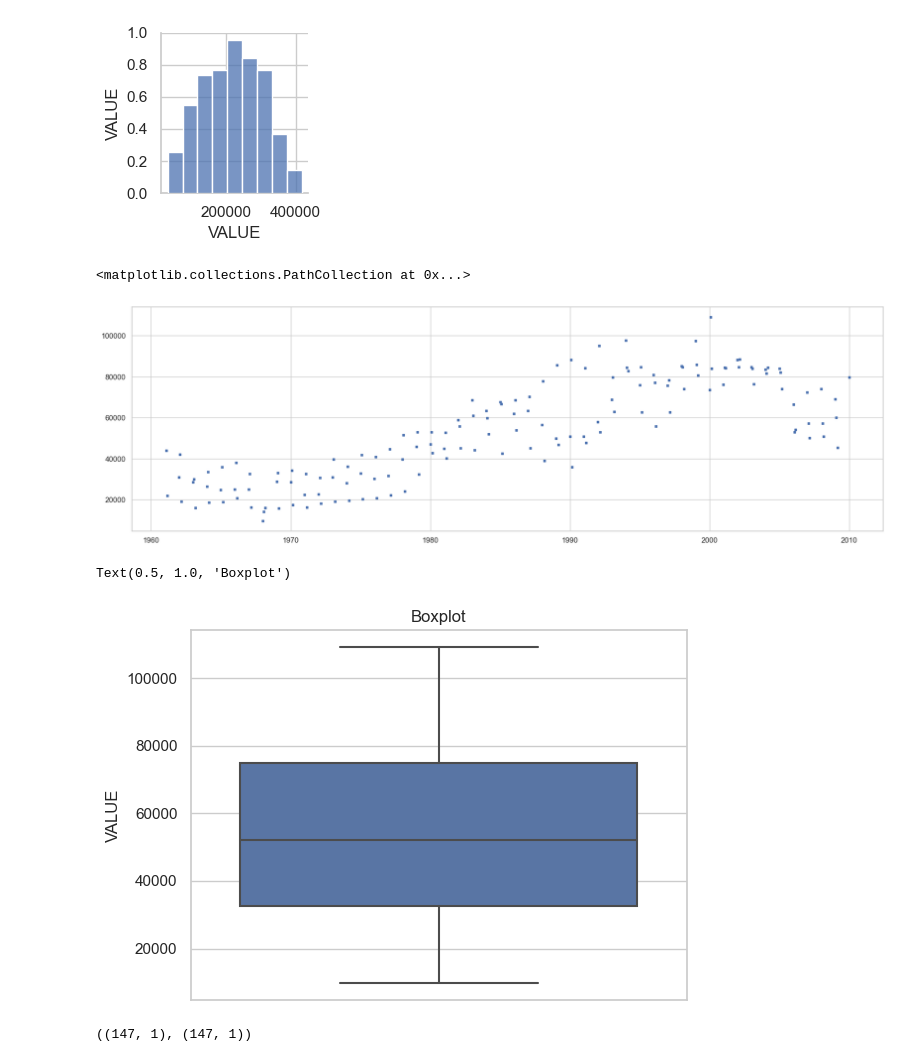
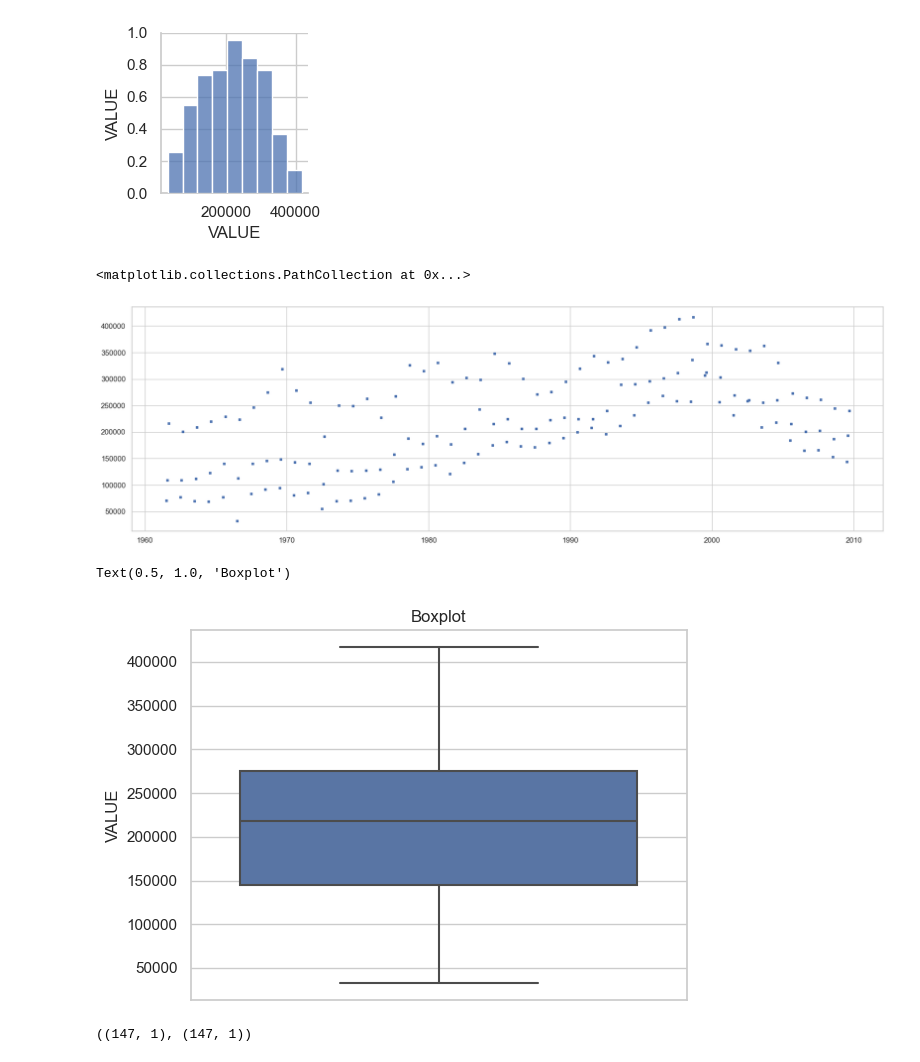
Before and after one commit to CCT-Dublin/ca1-claireobrien00, a Jupyter notebook: Passenger Movement.ipynb, the cells around one changed output. Cells and saved outputs as stored; diff of their text form; code cells hidden in the pictures.

```diff
--- a/Passenger Movement.ipynb
+++ b/Passenger Movement.ipynb
@@ -1177,18 +1192,18 @@ class LinearRegressionGD(object):
         return self.net_input(X)
 # %%
 #From january every year
-departing_by_sea_winter_df = departing_by_sea_df[departing_by_sea_df['Season'].str.contains('Winter')]
+departing_by_sea_winter_df = departing_by_sea_df[departing_by_sea_df['Season'].str.contains('Summer')]
 fig, ax = plt.subplots(figsize=(20,6))
 ax.scatter(departing_by_sea_winter_df["decimal_year"], departing_by_sea_winter_df["VALUE"], s=10, c='b', marker="s", label='air')
 # %% [output]
 <matplotlib.collections.PathCollection at 0x...>
-[figure, old version]
+[figure, new version]
 # %%
 sns.boxplot(y = 'VALUE', data = (departing_by_sea_winter_df)) #numbers arriving by sea have remained very stable over the years - presents better on the boxplot, too much variance otherwise
 plt.title('Boxplot')
 # %% [output]
 Text(0.5, 1.0, 'Boxplot')
-[figure, old version]
+[figure, new version]
 # %%
 X = departing_by_sea_winter_df[['decimal_year']].values
 y = departing_by_sea_winter_df[['VALUE']].values
```
Also changed, not shown: parts of 10 cells of this notebook, 4 other files.
